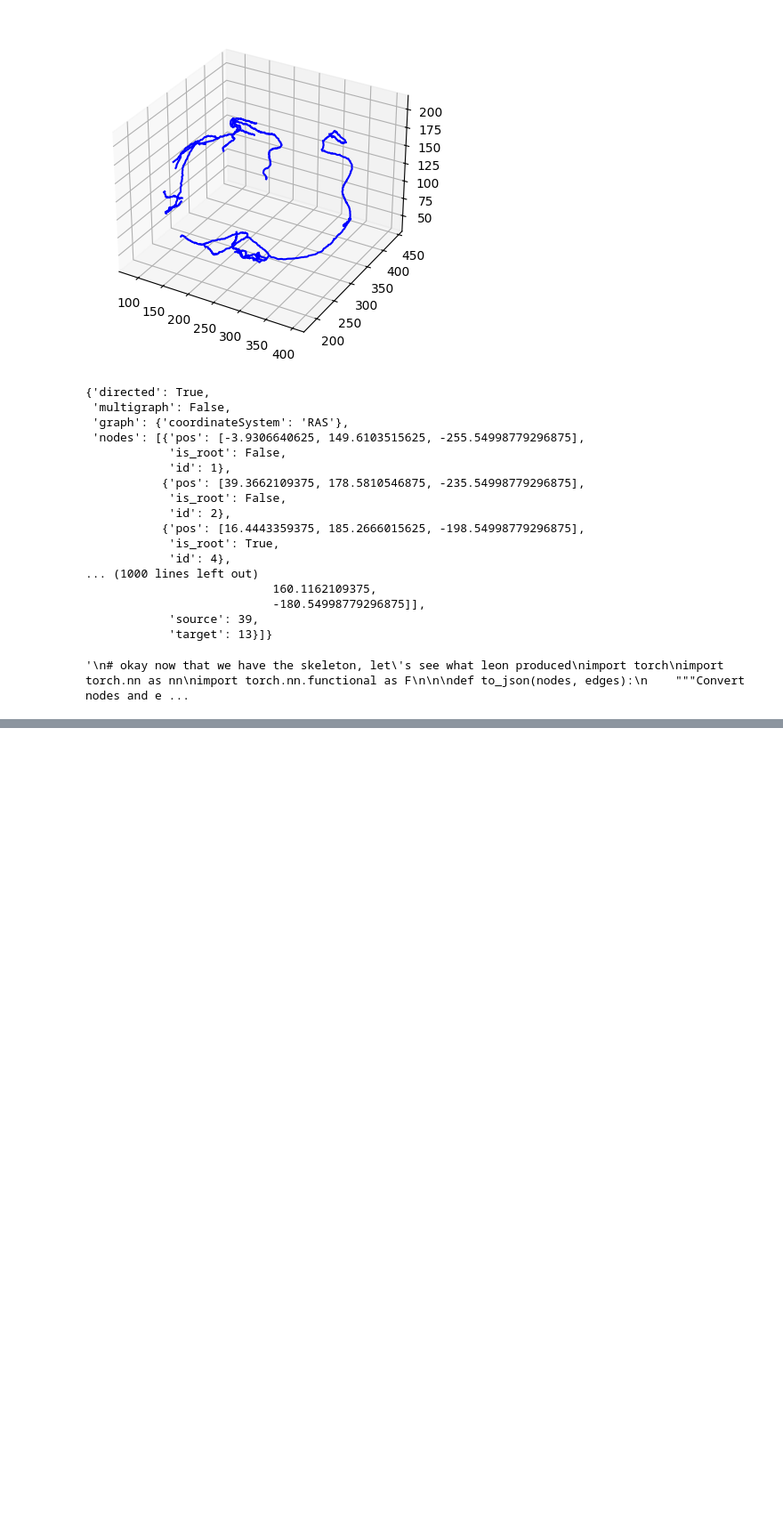
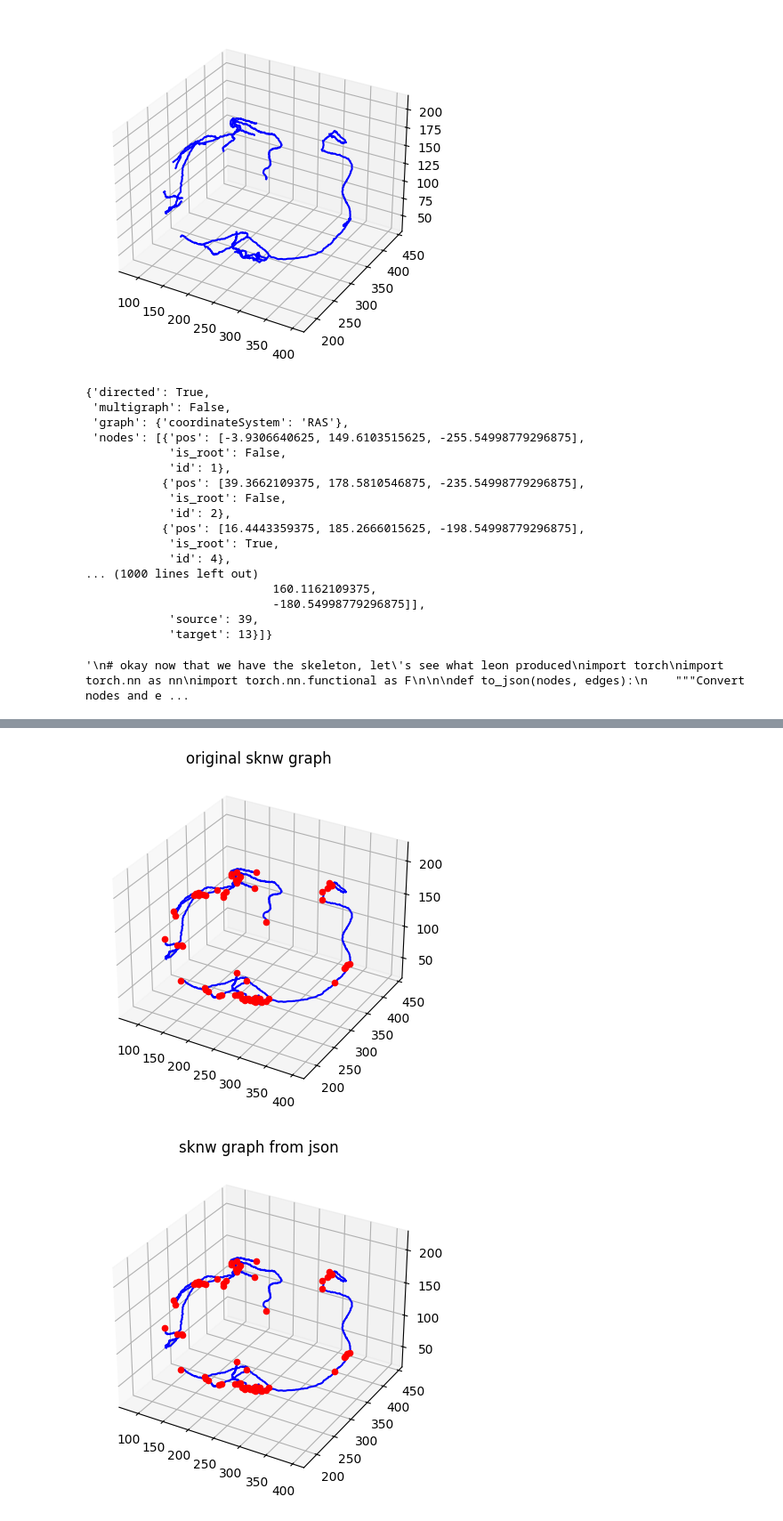
Before and after one commit to philippweinmann/mip_local_unet, a Jupyter notebook: label_graph_viz.ipynb, the cells around one changed output, grey strips where cells are left out. Shown at 89% size. Cells and saved outputs as stored; diff of their text form; code cells hidden in the pictures; blank space fills up the shorter version.

```diff
--- a/label_graph_viz.ipynb
+++ b/label_graph_viz.ipynb
@@ -421,0 +489,13 @@ print(data)
+# %%
+# okay cool this works.
+
+# now all we need is to make sure that the profs can load the networkx graph from the json file.
+# let's create a graph from snkw_json
+snkw_graph_from_json = nx.node_link_graph(snkw_json, directed=False, multigraph=False, edges="edges")
+
+# let's plot it
+plot_networkx_graph(snkw_graph, title="original sknw graph")
+plot_networkx_graph(snkw_graph_from_json, title="sknw graph from json")
+# %% [output]
+[figure, added]
+[figure, added]
```
Also changed, not shown: parts of 11 cells of this notebook.
